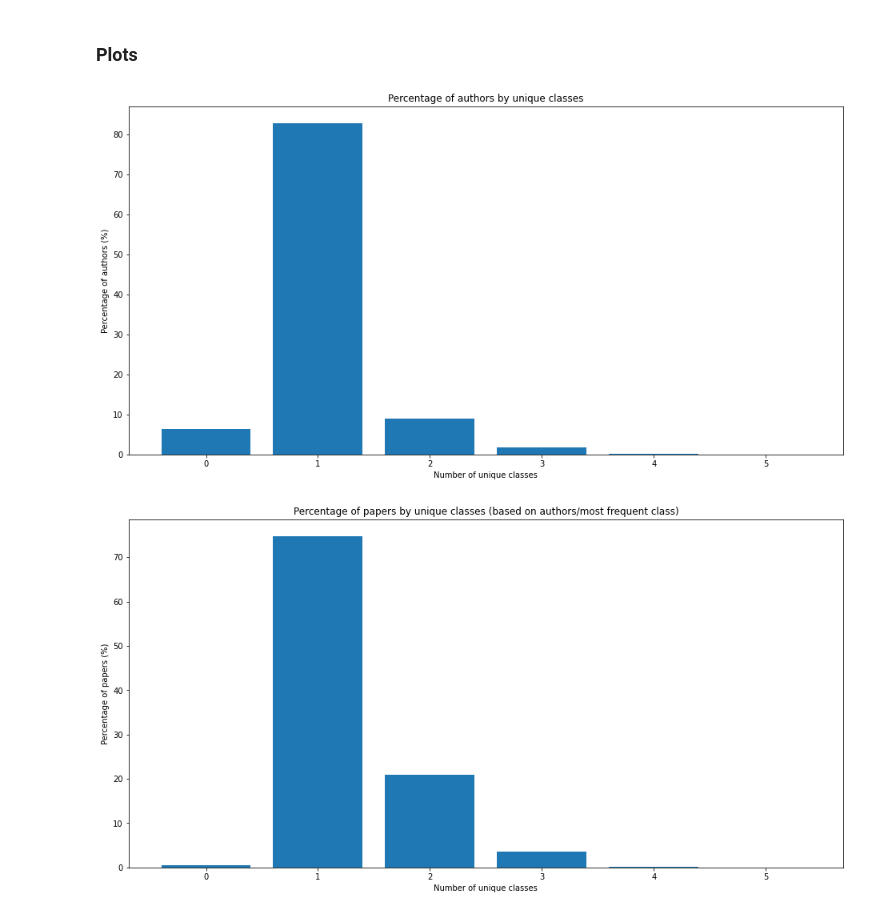
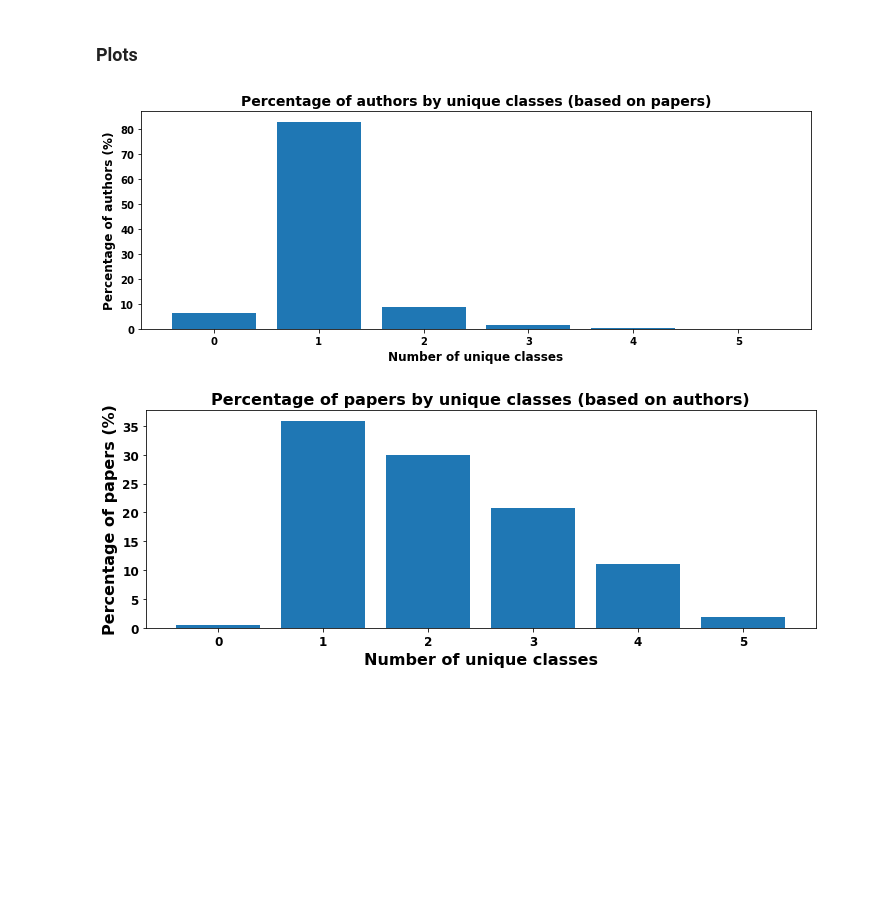
Before and after one commit to panagiotisgia/Publication_Venue_Prediction, a Jupyter notebook: authors_feature_extract.ipynb, the cells around one changed output. Cells and saved outputs as stored; diff of their text form; code cells hidden in the pictures; blank space fills up the shorter version.

```diff
--- a/authors_feature_extract.ipynb
+++ b/authors_feature_extract.ipynb
@@ -200,46 +200,50 @@ df.head(5)
 # %%
 # Count unique classes for each author
 author_classes = {author: len(set(papers)) for author, papers in author_to_classes_dict.items()}
 
 # Count the number of authors for each number of unique classes
 class_counts = defaultdict(int)
 for num_classes in author_classes.values():
     class_counts[num_classes] += 1
 
 # Calculate the total number of authors
 total_authors = len(author_to_classes_dict)
 
 # Calculate the percentage for each class count
 class_percentages = {k: (v / total_authors) * 100 for k, v in class_counts.items()}
 
 # Plot
-plt.figure(figsize=(16, 8))
+plt.figure(figsize=(12, 4))
 plt.bar(class_percentages.keys(), class_percentages.values())
-plt.xlabel('Number of unique classes')
-plt.ylabel('Percentage of authors (%)')
-plt.title('Percentage of authors by unique classes')
+plt.xlabel('Number of unique classes', fontsize=12, fontweight='bold')
+plt.ylabel('Percentage of authors (%)', fontsize=12, fontweight='bold')
+plt.title('Percentage of authors by unique classes (based on papers)', fontsize=14, fontweight='bold')
+plt.xticks(fontsize=10, fontweight='bold')
+plt.yticks(fontsize=10, fontweight='bold')
 plt.show()
 # %% [output]
-[figure, old version]
+[figure, new version]
 # %%
 # Count unique classes for each paper
-paper_classes = {paper: len(set(classes)) for paper, classes in paper_id_to_classes_dict.items()}
+paper_classes = {paper: len(set(classes)) for paper, classes in paper_id_to_all_classes_dict.items()}
 # Count the number of papers for each number of unique classes
 class_counts = defaultdict(int)
 for num_classes in paper_classes.values():
     class_counts[num_classes] += 1
 
 # Calculate the total number of papers
-total_papers = len(paper_id_to_classes_dict)
+total_papers = len(paper_id_to_all_classes_dict)
 # Calculate the percentage for each class count
 class_percentages = {k: (v / total_papers) * 100 for k, v in class_counts.items()}
 
 # Plot
-plt.figure(figsize=(16, 8))
+plt.figure(figsize=(12, 4))
 plt.bar(class_percentages.keys(), class_percentages.values())
-plt.xlabel('Number of unique classes')
-plt.ylabel('Percentage of papers (%)')
-plt.title('Percentage of papers by unique classes (based on authors/most frequent class)')
+plt.xlabel('Number of unique classes', fontsize=16, fontweight='bold')
+plt.ylabel('Percentage of papers (%)', fontsize=16, fontweight='bold')
+plt.title('Percentage of papers by unique classes (based on authors)', fontsize=16, fontweight='bold')
+plt.xticks(fontsize=12, fontweight='bold')
+plt.yticks(fontsize=12, fontweight='bold')
 plt.show()
 # %% [output]
-[figure, old version]
+[figure, new version]
```
Also changed, not shown: parts of 1 cell of this notebook, 2 other files.
